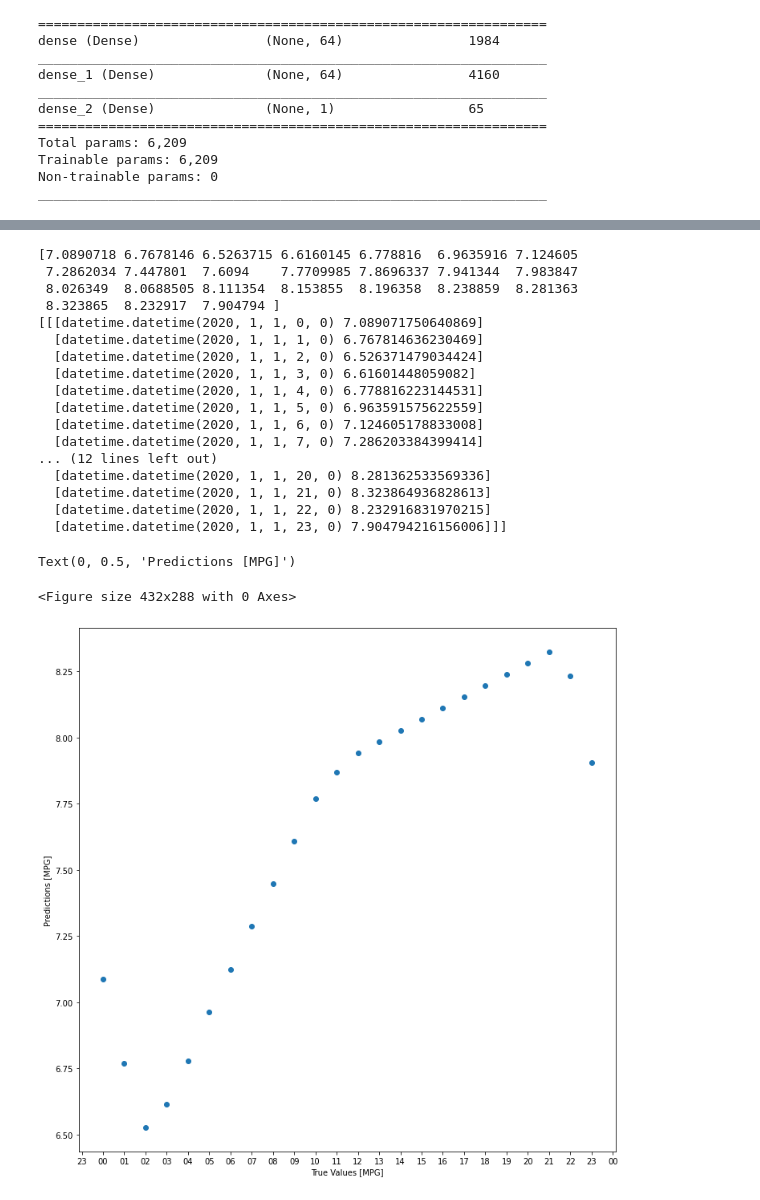
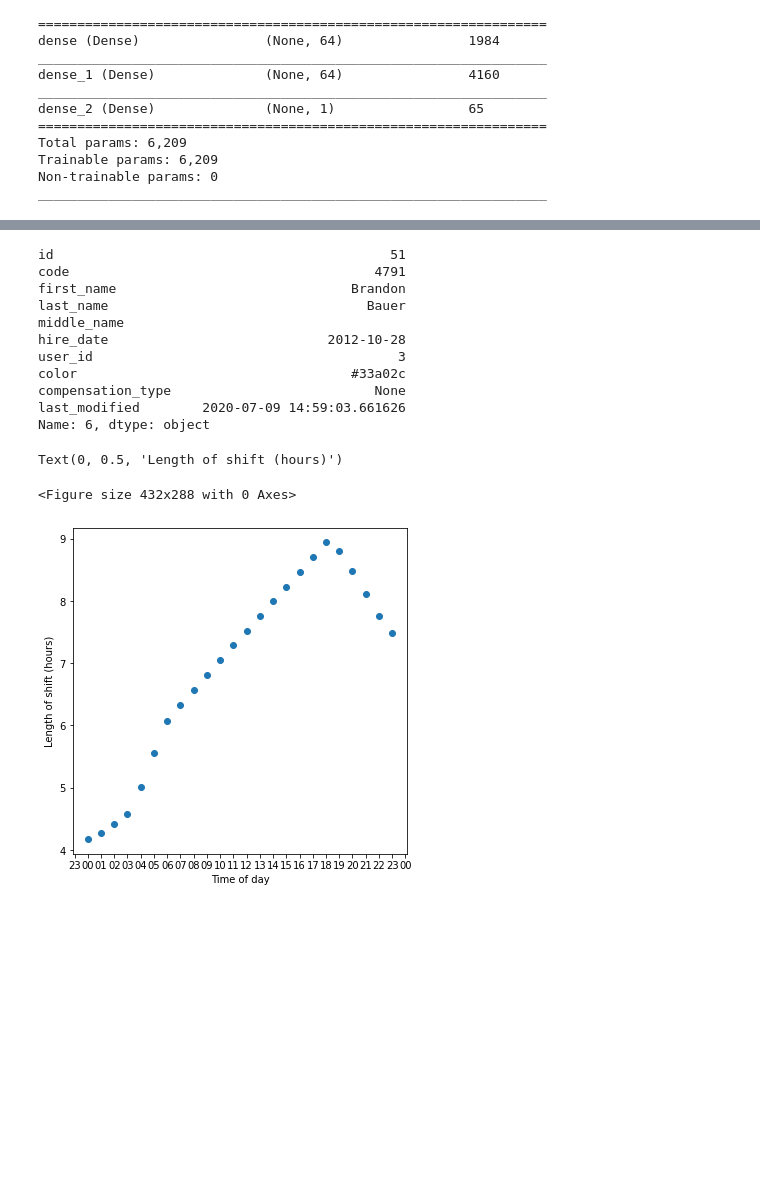
Before and after one commit to strangesast/core, a Jupyter notebook: notebooks/experiment.ipynb, the cells around one changed output, grey strips where cells are left out. Saved outputs shown, nothing was run; the diff lists cells and outputs as text; code cells hidden in the pictures; blank space fills up the shorter version.

```diff
--- a/notebooks/experiment.ipynb
+++ b/notebooks/experiment.ipynb
@@ -14,7 +14,7 @@ import tensorflow_docs.modeling
 from tensorflow import keras
 from tensorflow.keras import layers
 # %%
-conn = psycopg2.connect(host="postgres", port = 5432, database="development", user="user", password="password")
+conn = psycopg2.connect(host="postgres", port = 5432, database="production", user="user", password="password")
 # %%
 employees = pd.read_sql_query("select * from employees", conn)
 # %%
@@ -234,39 +235,32 @@ prediction = make_prediction(test_date_start, employee_id)
+# %%
+target_employee = employees.loc[employees['first_name'] == 'Brandon'].iloc[0]
+target_employee
+# %% [output]
+id                                           51
+code                                       4791
+first_name                              Brandon
+last_name                                 Bauer
+middle_name
+hire_date                            2012-10-28
+user_id                                       3
+color                                   #33a02c
+compensation_type                          None
+last_modified        2020-07-09 14:59:03.661626
+Name: 6, dtype: object
 # %%
 plt.clf()
-plt.figure(figsize=(12,12))
+plt.figure(figsize=(6,6))
 base = datetime(2020, 1, 1)
 xx = np.array([base + i * timedelta(hours=1) for i in range(24)])
-f = lambda dt: make_prediction(dt, 57)
+f = lambda dt: make_prediction(dt, target_employee['id'])
 yy = np.vectorize(f)(xx) / 3600
-print(yy)
+
 plt.gca().xaxis.set_major_formatter(mdates.DateFormatter('%H'))
 plt.gca().xaxis.set_major_locator(mdates.HourLocator())
 plt.scatter(xx, yy)
-print(np.dstack((xx, yy)))
-plt.xlabel('True Values [MPG]')
-plt.ylabel('Predictions [MPG]')
-#lims = [0, 50000]
-#plt.xlim(lims)
-#plt.ylim(lims)
-#plt.plot(lims, lims)
+plt.xlabel('Time of day')
+plt.ylabel('Length of shift (hours)')
 # %% [output]
-[7.0890718 6.7678146 6.5263715 6.6160145 6.778816  6.9635916 7.124605
- 7.2862034 7.447801  7.6094    7.7709985 7.8696337 7.941344  7.983847
- 8.026349  8.0688505 8.111354  8.153855  8.196358  8.238859  8.281363
- 8.323865  8.232917  7.904794 ]
-[[[datetime.datetime(2020, 1, 1, 0, 0) 7.089071750640869]
-  [datetime.datetime(2020, 1, 1, 1, 0) 6.767814636230469]
-  [datetime.datetime(2020, 1, 1, 2, 0) 6.526371479034424]
-  [datetime.datetime(2020, 1, 1, 3, 0) 6.61601448059082]
-  [datetime.datetime(2020, 1, 1, 4, 0) 6.778816223144531]
-  [datetime.datetime(2020, 1, 1, 5, 0) 6.963591575622559]
-  [datetime.datetime(2020, 1, 1, 6, 0) 7.124605178833008]
-  [datetime.datetime(2020, 1, 1, 7, 0) 7.286203384399414]
-... (12 lines left out)
-  [datetime.datetime(2020, 1, 1, 20, 0) 8.281362533569336]
-  [datetime.datetime(2020, 1, 1, 21, 0) 8.323864936828613]
-  [datetime.datetime(2020, 1, 1, 22, 0) 8.232916831970215]
-  [datetime.datetime(2020, 1, 1, 23, 0) 7.904794216156006]]]
+Text(0, 0.5, 'Length of shift (hours)')
-Text(0, 0.5, 'Predictions [MPG]')
+<Figure size 432x288 with 0 Axes>
-<Figure size 432x288 with 0 Axes>
-[figure, old version]
+[figure, new version]
```
Also changed, not shown: parts of 14 cells of this notebook, 3 other files.
